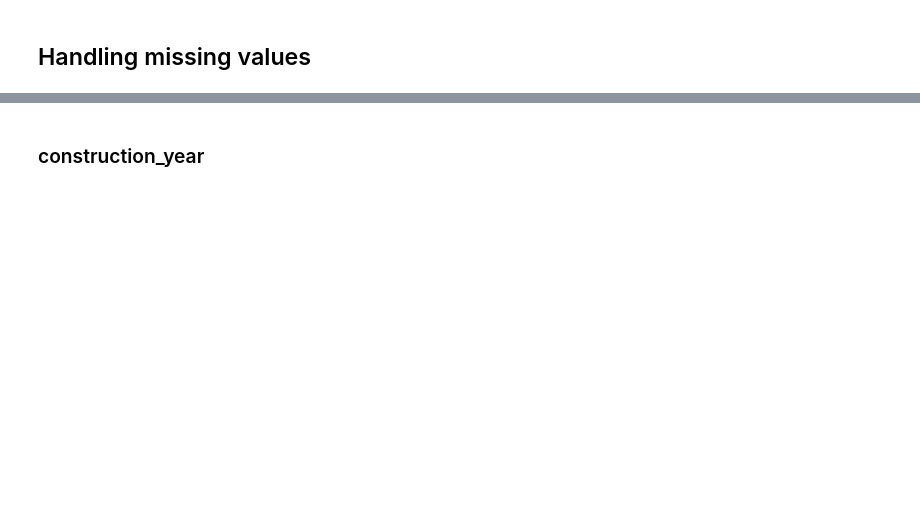
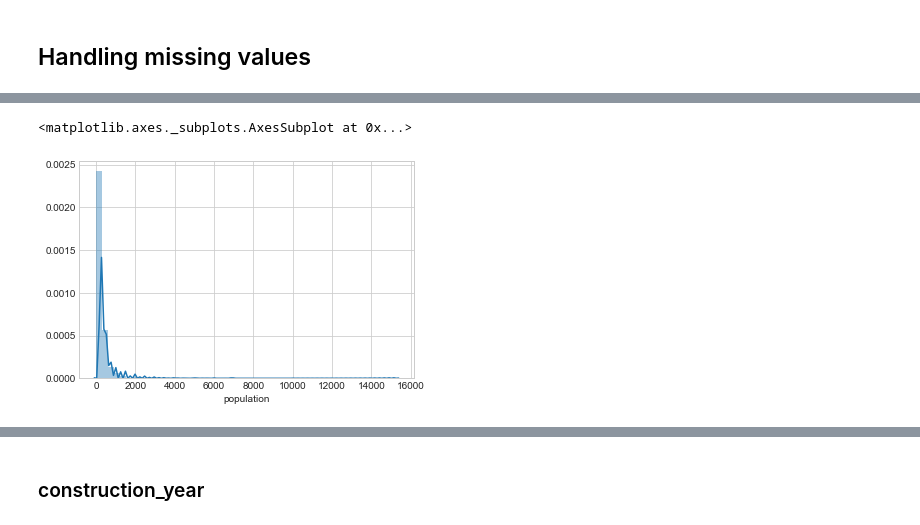
Before and after one commit to torben90/Capstone_NF_Waterpumps_Tanzania, a Jupyter notebook: PumpItUp_Main.ipynb, the cells around one changed output, grey strips where cells are left out. Drawn from its saved outputs; the diff is of its cells as text; code cells hidden in the pictures; blank space fills up the shorter version.

```diff
--- a/PumpItUp_Main.ipynb
+++ b/PumpItUp_Main.ipynb
@@ -273,0 +385,4 @@ to_drop = []
+# %%
+# just replace the filling values with unknown or -999 for now
+train.scheme_name.fillna('unknown', inplace=True)
+train.amount_tsh.fillna(-999, inplace=True)
@@ -275,0 +414,5 @@ to_drop = []
+# %%
+sns.distplot(train.population)
+# %% [output]
+<matplotlib.axes._subplots.AxesSubplot at 0x...>
+[figure, added]
```
Also changed, not shown: parts of 230 cells of this notebook.
